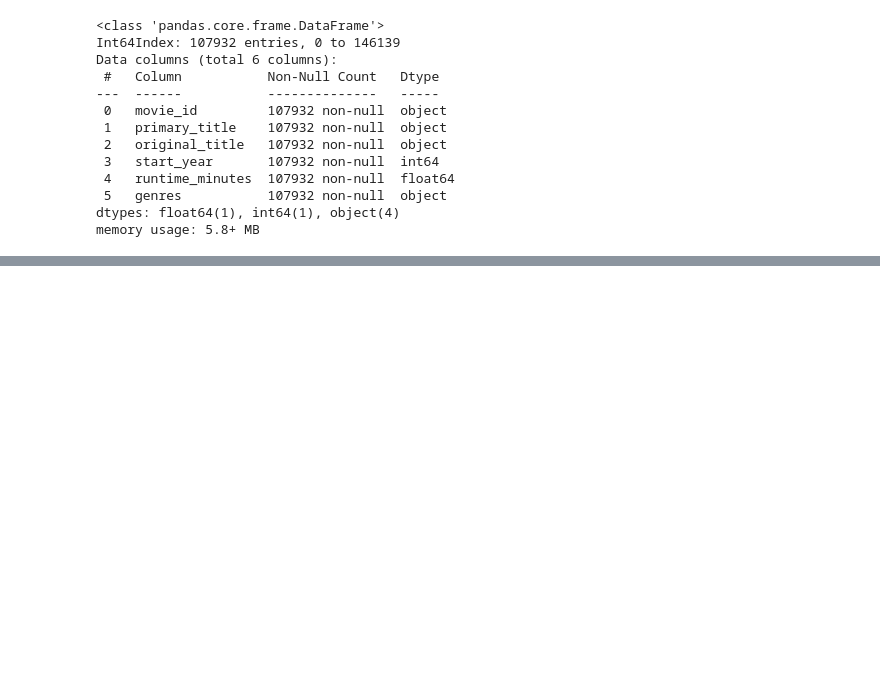
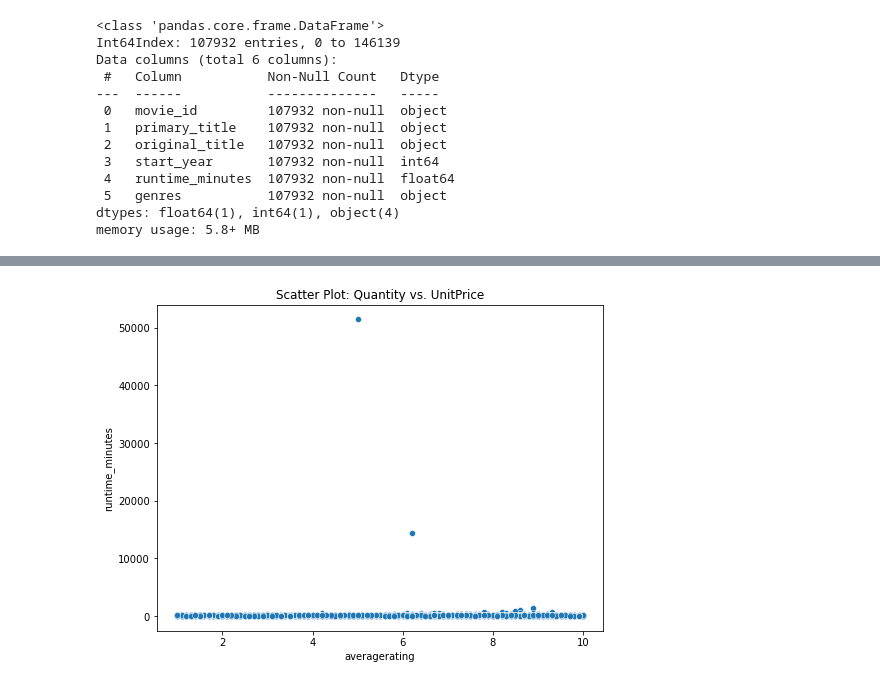
Before and after one commit to LynnsBaraka/dsf_ft_project_1, a Jupyter notebook: index.ipynb, the cells around one changed output, grey strips where cells are left out. Drawn from its saved outputs; the diff is of its cells as text; code cells hidden in the pictures; blank space fills up the shorter version.

```diff
--- a/index.ipynb
+++ b/index.ipynb
@@ -360,0 +441,10 @@ memory usage: 5.8+ MB
+# %%
+# Scatter plot for Quantity vs. UnitPrice
+plt.figure(figsize=(8, 6))
+sns.scatterplot(data=movies_df, x='averagerating', y='runtime_minutes')
+plt.xlabel('averagerating')
+plt.ylabel('runtime_minutes')
+plt.title('Scatter Plot: Quantity vs. UnitPrice')
+plt.show()
+# %% [output]
+[figure, added]
```
Also changed, not shown: parts of 16 cells of this notebook.
